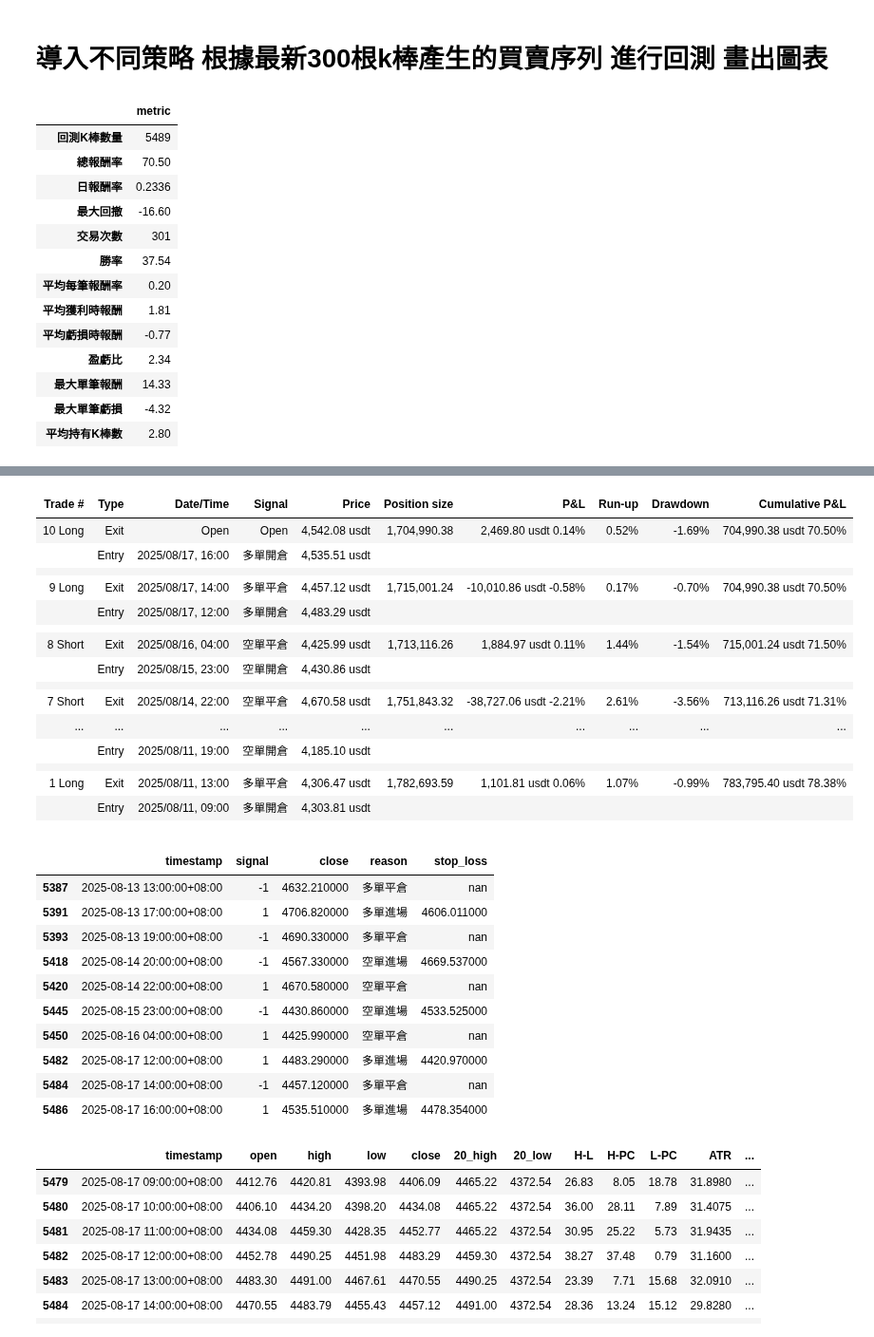
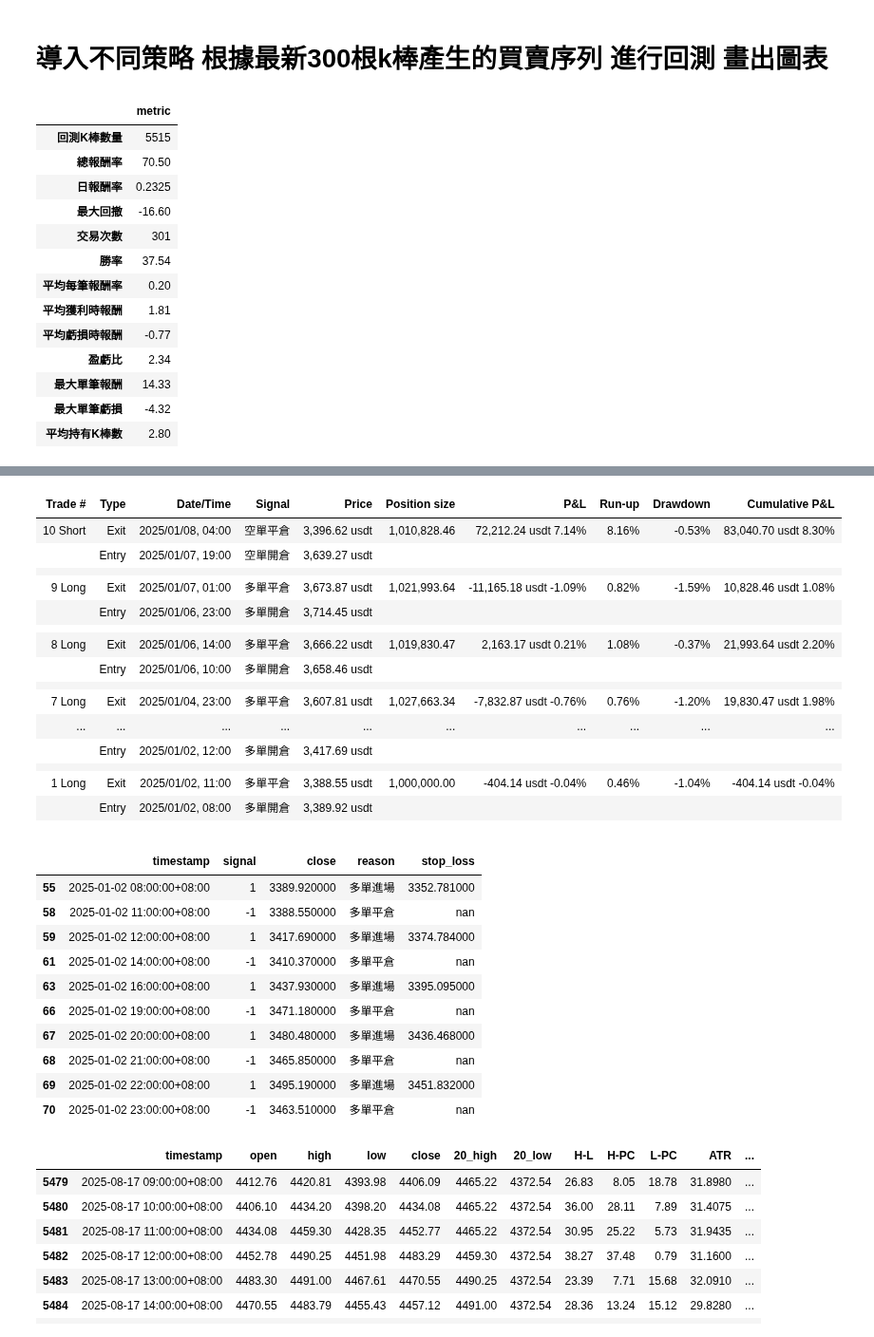
Before and after one commit to skywalker0803r/Vedanta, a Jupyter notebook: backtest_usage.ipynb, the cells around one changed output, grey strips where cells are left out. Shown at 95% size. Cells and saved outputs as stored; diff of their text form; code cells hidden in the pictures.

```diff
--- a/backtest_usage.ipynb
+++ b/backtest_usage.ipynb
@@ -14,7 +14,7 @@ np.random.seed(42)  # ✅ 固定隨機性（可重現性）
 import random
 random.seed(42)
 
-df_signals = turtle_strategy_filter.get_signals('ETHUSDT','1h',datetime.now(),5489)
+df_signals = turtle_strategy_filter.get_signals('ETHUSDT','1h',datetime.now(),5489+26)
 
 result = backtest_signals(
     df_signals.copy(),
@@ -26,57 +26,57 @@ result = backtest_signals(
     take_profit = None,     # 停利閾值
     capital_ratio = 1, # 每次使用的資金佔比
     max_hold_bars = 100000,# 最大持有K棒數
     delay_entry=False
     )
 display(pd.DataFrame(result['metric'],index=['metric']).T)
-html_output = display_trades_log_as_html(result['trades_log'][-10:])
+html_output = display_trades_log_as_html(result['trades_log'][:10])
 plot_backtest_result(result)
 display(HTML(html_output))
-display(df_signals.loc[df_signals['signal']!=0,['timestamp','signal','close','reason','stop_loss']].tail(10).style.background_gradient())
+display(df_signals.loc[df_signals['signal']!=0,['timestamp','signal','close','reason','stop_loss']].head(10).style.background_gradient())
 # %% [output]
 |  | metric |
-| 回測K棒數量 | 5489 |
+| 回測K棒數量 | 5515 |
 | 總報酬率 | 70.50 |
-| 日報酬率 | 0.2336 |
+| 日報酬率 | 0.2325 |
 | 最大回撤 | -16.60 |
 | 交易次數 | 301 |
 | 勝率 | 37.54 |
 | 平均每筆報酬率 | 0.20 |
 | 平均獲利時報酬 | 1.81 |
 | 平均虧損時報酬 | -0.77 |
 | 盈虧比 | 2.34 |
 | 最大單筆報酬 | 14.33 |
 | 最大單筆虧損 | -4.32 |
 | 平均持有K棒數 | 2.80 |
 [figure]
 | Trade # | Type | Date/Time | Signal | Price | Position size | P&L | Run-up | Drawdown | Cumulative P&L |
-| 10 Long | Exit | Open | Open | 4,542.08 usdt | 1,704,990.38 | 2,469.80 usdt 0.14% | 0.52% | -1.69% | 704,990.38 usdt 70.50% |
-|  | Entry | 2025/08/17, 16:00 | 多單開倉 | 4,535.51 usdt |  |  |  |  |  |
+| 10 Short | Exit | 2025/01/08, 04:00 | 空單平倉 | 3,396.62 usdt | 1,010,828.46 | 72,212.24 usdt 7.14% | 8.16% | -0.53% | 83,040.70 usdt 8.30% |
+|  | Entry | 2025/01/07, 19:00 | 空單開倉 | 3,639.27 usdt |  |  |  |  |  |
 |  |  |  |  |  |  |  |  |  |  |
-| 9 Long | Exit | 2025/08/17, 14:00 | 多單平倉 | 4,457.12 usdt | 1,715,001.24 | -10,010.86 usdt -0.58% | 0.17% | -0.70% | 704,990.38 usdt 70.50% |
-|  | Entry | 2025/08/17, 12:00 | 多單開倉 | 4,483.29 usdt |  |  |  |  |  |
+| 9 Long | Exit | 2025/01/07, 01:00 | 多單平倉 | 3,673.87 usdt | 1,021,993.64 | -11,165.18 usdt -1.09% | 0.82% | -1.59% | 10,828.46 usdt 1.08% |
+|  | Entry | 2025/01/06, 23:00 | 多單開倉 | 3,714.45 usdt |  |  |  |  |  |
 |  |  |  |  |  |  |  |  |  |  |
-| 8 Short | Exit | 2025/08/16, 04:00 | 空單平倉 | 4,425.99 usdt | 1,713,116.26 | 1,884.97 usdt 0.11% | 1.44% | -1.54% | 715,001.24 usdt 71.50% |
-|  | Entry | 2025/08/15, 23:00 | 空單開倉 | 4,430.86 usdt |  |  |  |  |  |
+| 8 Long | Exit | 2025/01/06, 14:00 | 多單平倉 | 3,666.22 usdt | 1,019,830.47 | 2,163.17 usdt 0.21% | 1.08% | -0.37% | 21,993.64 usdt 2.20% |
+|  | Entry | 2025/01/06, 10:00 | 多單開倉 | 3,658.46 usdt |  |  |  |  |  |
 |  |  |  |  |  |  |  |  |  |  |
-| 7 Short | Exit | 2025/08/14, 22:00 | 空單平倉 | 4,670.58 usdt | 1,751,843.32 | -38,727.06 usdt -2.21% | 2.61% | -3.56% | 713,116.26 usdt 71.31% |
+| 7 Long | Exit | 2025/01/04, 23:00 | 多單平倉 | 3,607.81 usdt | 1,027,663.34 | -7,832.87 usdt -0.76% | 0.76% | -1.20% | 19,830.47 usdt 1.98% |
 | ... | ... | ... | ... | ... | ... | ... | ... | ... | ... |
-|  | Entry | 2025/08/11, 19:00 | 空單開倉 | 4,185.10 usdt |  |  |  |  |  |
+|  | Entry | 2025/01/02, 12:00 | 多單開倉 | 3,417.69 usdt |  |  |  |  |  |
 |  |  |  |  |  |  |  |  |  |  |
-| 1 Long | Exit | 2025/08/11, 13:00 | 多單平倉 | 4,306.47 usdt | 1,782,693.59 | 1,101.81 usdt 0.06% | 1.07% | -0.99% | 783,795.40 usdt 78.38% |
-|  | Entry | 2025/08/11, 09:00 | 多單開倉 | 4,303.81 usdt |  |  |  |  |  |
+| 1 Long | Exit | 2025/01/02, 11:00 | 多單平倉 | 3,388.55 usdt | 1,000,000.00 | -404.14 usdt -0.04% | 0.46% | -1.04% | -404.14 usdt -0.04% |
+|  | Entry | 2025/01/02, 08:00 | 多單開倉 | 3,389.92 usdt |  |  |  |  |  |
 |  |  |  |  |  |  |  |  |  |  |
 |  | timestamp | signal | close | reason | stop_loss |
-| 5387 | 2025-08-13 13:00:00+08:00 | -1 | 4632.210000 | 多單平倉 | nan |
-| 5391 | 2025-08-13 17:00:00+08:00 | 1 | 4706.820000 | 多單進場 | 4606.011000 |
-| 5393 | 2025-08-13 19:00:00+08:00 | -1 | 4690.330000 | 多單平倉 | nan |
-| 5418 | 2025-08-14 20:00:00+08:00 | -1 | 4567.330000 | 空單進場 | 4669.537000 |
-| 5420 | 2025-08-14 22:00:00+08:00 | 1 | 4670.580000 | 空單平倉 | nan |
-| 5445 | 2025-08-15 23:00:00+08:00 | -1 | 4430.860000 | 空單進場 | 4533.525000 |
-| 5450 | 2025-08-16 04:00:00+08:00 | 1 | 4425.990000 | 空單平倉 | nan |
-| 5482 | 2025-08-17 12:00:00+08:00 | 1 | 4483.290000 | 多單進場 | 4420.970000 |
-| 5484 | 2025-08-17 14:00:00+08:00 | -1 | 4457.120000 | 多單平倉 | nan |
-| 5486 | 2025-08-17 16:00:00+08:00 | 1 | 4535.510000 | 多單進場 | 4478.354000 |
+| 55 | 2025-01-02 08:00:00+08:00 | 1 | 3389.920000 | 多單進場 | 3352.781000 |
+| 58 | 2025-01-02 11:00:00+08:00 | -1 | 3388.550000 | 多單平倉 | nan |
+| 59 | 2025-01-02 12:00:00+08:00 | 1 | 3417.690000 | 多單進場 | 3374.784000 |
+| 61 | 2025-01-02 14:00:00+08:00 | -1 | 3410.370000 | 多單平倉 | nan |
+| 63 | 2025-01-02 16:00:00+08:00 | 1 | 3437.930000 | 多單進場 | 3395.095000 |
+| 66 | 2025-01-02 19:00:00+08:00 | -1 | 3471.180000 | 多單平倉 | nan |
+| 67 | 2025-01-02 20:00:00+08:00 | 1 | 3480.480000 | 多單進場 | 3436.468000 |
+| 68 | 2025-01-02 21:00:00+08:00 | -1 | 3465.850000 | 多單平倉 | nan |
+| 69 | 2025-01-02 22:00:00+08:00 | 1 | 3495.190000 | 多單進場 | 3451.832000 |
+| 70 | 2025-01-02 23:00:00+08:00 | -1 | 3463.510000 | 多單平倉 | nan |
 # %%
 df_signals.tail(10)
 # %% [output]
```
